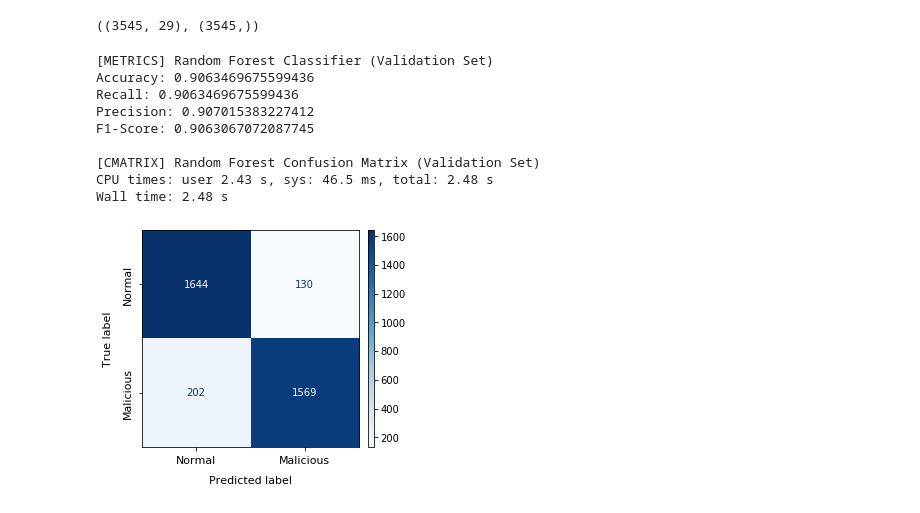
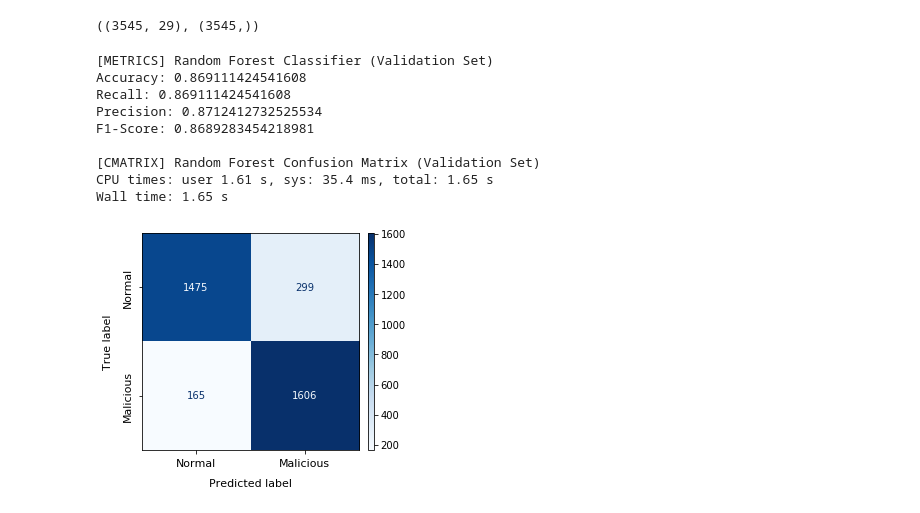
Before and after one commit to ivoafonsobispo/AI-IoT-Security-Detection, a Jupyter notebook: Machine_Learning/Binary/RF_Random-Forest.ipynb, the cells around one changed output. Cells and saved outputs as stored; diff of their text form; code cells hidden in the pictures.

```diff
--- a/Machine_Learning/Binary/RF_Random-Forest.ipynb
+++ b/Machine_Learning/Binary/RF_Random-Forest.ipynb
@@ -224,29 +224,30 @@ def plot_confusion_matrix(cm, target_names, title='Confusion matrix', cmap=None,
 # %%
 %%time
 
 # Algorithm: RANDOM FOREST
 from sklearn.ensemble import RandomForestClassifier
 from sklearn import metrics
 
 forest = RandomForestClassifier(n_estimators=5, random_state=random_state)
 forest.fit(x_train, y_train)
+forest_probabilities = forest.predict_proba(x_val)[:, 1]  # Probabilities of the positive class
+forest_prediction = (forest_probabilities >= 0.25).astype(int)
 
 # Validation
-forest_validation_prediction = forest.predict(x_val)
 
 print("[METRICS] Random Forest Classifier (Validation Set)")
-compute_metrics(y_val, forest_validation_prediction)
+compute_metrics(y_val, forest_prediction)
 
 print("\n[CMATRIX] Random Forest Confusion Matrix (Validation Set)")
-conf_matrix(y_val, forest_validation_prediction, 1)
+conf_matrix(y_val, forest_prediction, 1)
 # %% [output]
 [METRICS] Random Forest Classifier (Validation Set)
-Accuracy: 0.9063469675599436
-Recall: 0.9063469675599436
-Precision: 0.907015383227412
-F1-Score: 0.9063067072087745
+Accuracy: 0.869111424541608
+Recall: 0.869111424541608
+Precision: 0.8712412732525534
+F1-Score: 0.8689283454218981
 
 [CMATRIX] Random Forest Confusion Matrix (Validation Set)
-CPU times: user 2.43 s, sys: 46.5 ms, total: 2.48 s
-Wall time: 2.48 s
+CPU times: user 1.61 s, sys: 35.4 ms, total: 1.65 s
+Wall time: 1.65 s
-[figure, old version]
+[figure, new version]
```
